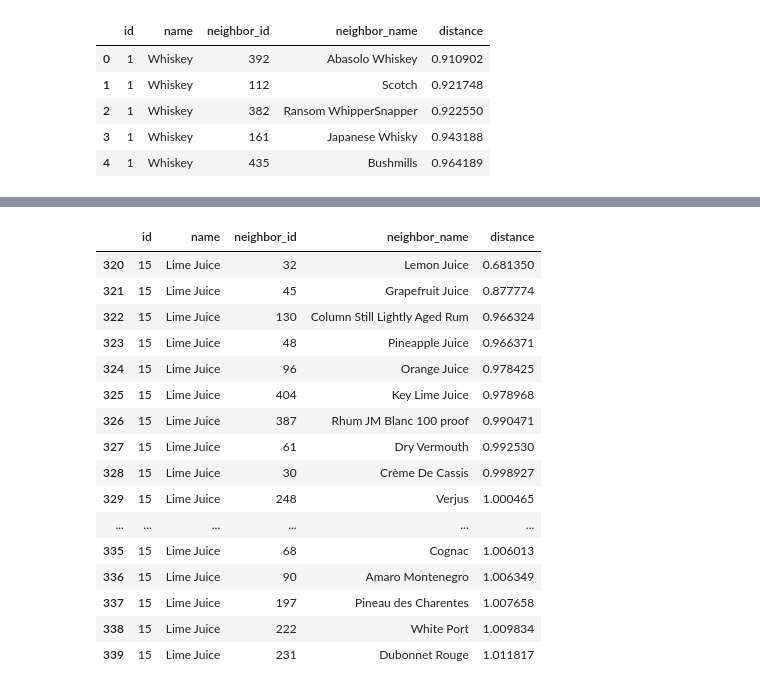
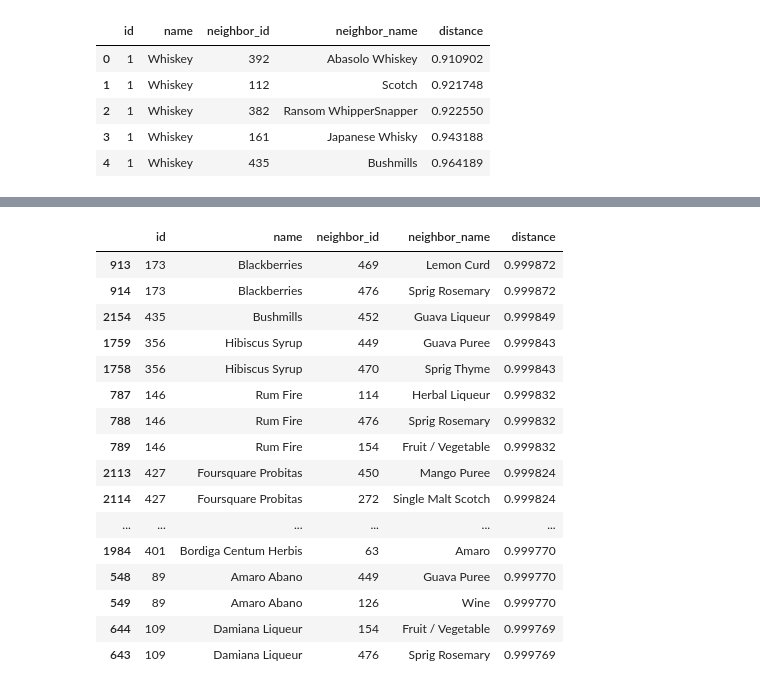
Before and after one commit to kthorn/cocktail-research, a Jupyter notebook: notebooks/cocktailspace/test_learner.ipynb, the cells around one changed output, grey strips where cells are left out. Saved outputs shown, nothing was run; the diff lists cells and outputs as text; code cells hidden in the pictures.

```diff
--- a/notebooks/cocktailspace/test_learner.ipynb
+++ b/notebooks/cocktailspace/test_learner.ipynb
@@ -85,7 +85,5 @@ new_neighbors_df.head()
 | 3 | 1 | Whiskey | 161 | Japanese Whisky | 0.943188 |
 | 4 | 1 | Whiskey | 435 | Bushmills | 0.964189 |
 # %%
-final_dist, final_cost, log = em_fit(
-    volume_matrix, cost_matrix, len(registry), n_iters=5
-)
+final_dist, final_cost, log = em_fit(volume_matrix, cost_matrix, len(registry), iters=5)
 # %% [output]
@@ -93,2 +98,3 @@ ValueError: Matrix shape (783, 471) incompatible with 783 entities (expected (78
 # %%
-neighbors_df.query("name == 'Bourbon'")
+ingredient_neighbors_df = report_neighbors(final_cost, registry, k=5)
+recipe_neighbors_df = report_neighbors(final_dist, recipe_registry, k=5)
@@ -102,20 +121,20 @@ neighbors_df.query("name == 'Bourbon'")
 # %%
-new_neighbors_df.query("name == 'Lime Juice'")
+ingredient_neighbors_df.sort_values("distance", ascending=False).head(50)
 # %% [output]
 |  | id | name | neighbor_id | neighbor_name | distance |
-| 320 | 15 | Lime Juice | 32 | Lemon Juice | 0.681350 |
-| 321 | 15 | Lime Juice | 45 | Grapefruit Juice | 0.877774 |
-| 322 | 15 | Lime Juice | 130 | Column Still Lightly Aged Rum | 0.966324 |
-| 323 | 15 | Lime Juice | 48 | Pineapple Juice | 0.966371 |
-| 324 | 15 | Lime Juice | 96 | Orange Juice | 0.978425 |
-| 325 | 15 | Lime Juice | 404 | Key Lime Juice | 0.978968 |
-| 326 | 15 | Lime Juice | 387 | Rhum JM Blanc 100 proof | 0.990471 |
-| 327 | 15 | Lime Juice | 61 | Dry Vermouth | 0.992530 |
-| 328 | 15 | Lime Juice | 30 | Crème De Cassis | 0.998927 |
-| 329 | 15 | Lime Juice | 248 | Verjus | 1.000465 |
+| 913 | 173 | Blackberries | 469 | Lemon Curd | 0.999872 |
+| 914 | 173 | Blackberries | 476 | Sprig Rosemary | 0.999872 |
+| 2154 | 435 | Bushmills | 452 | Guava Liqueur | 0.999849 |
+| 1759 | 356 | Hibiscus Syrup | 449 | Guava Puree | 0.999843 |
+| 1758 | 356 | Hibiscus Syrup | 470 | Sprig Thyme | 0.999843 |
+| 787 | 146 | Rum Fire | 114 | Herbal Liqueur | 0.999832 |
+| 788 | 146 | Rum Fire | 476 | Sprig Rosemary | 0.999832 |
+| 789 | 146 | Rum Fire | 154 | Fruit / Vegetable | 0.999832 |
+| 2113 | 427 | Foursquare Probitas | 450 | Mango Puree | 0.999824 |
+| 2114 | 427 | Foursquare Probitas | 272 | Single Malt Scotch | 0.999824 |
 | ... | ... | ... | ... | ... | ... |
-| 335 | 15 | Lime Juice | 68 | Cognac | 1.006013 |
-| 336 | 15 | Lime Juice | 90 | Amaro Montenegro | 1.006349 |
-| 337 | 15 | Lime Juice | 197 | Pineau des Charentes | 1.007658 |
-| 338 | 15 | Lime Juice | 222 | White Port | 1.009834 |
-| 339 | 15 | Lime Juice | 231 | Dubonnet Rouge | 1.011817 |
+| 1984 | 401 | Bordiga Centum Herbis | 63 | Amaro | 0.999770 |
+| 548 | 89 | Amaro Abano | 449 | Guava Puree | 0.999770 |
+| 549 | 89 | Amaro Abano | 126 | Wine | 0.999770 |
+| 644 | 109 | Damiana Liqueur | 154 | Fruit / Vegetable | 0.999769 |
+| 643 | 109 | Damiana Liqueur | 476 | Sprig Rosemary | 0.999769 |
```
Also changed, not shown: parts of 8 cells of this notebook, 3 other files.
